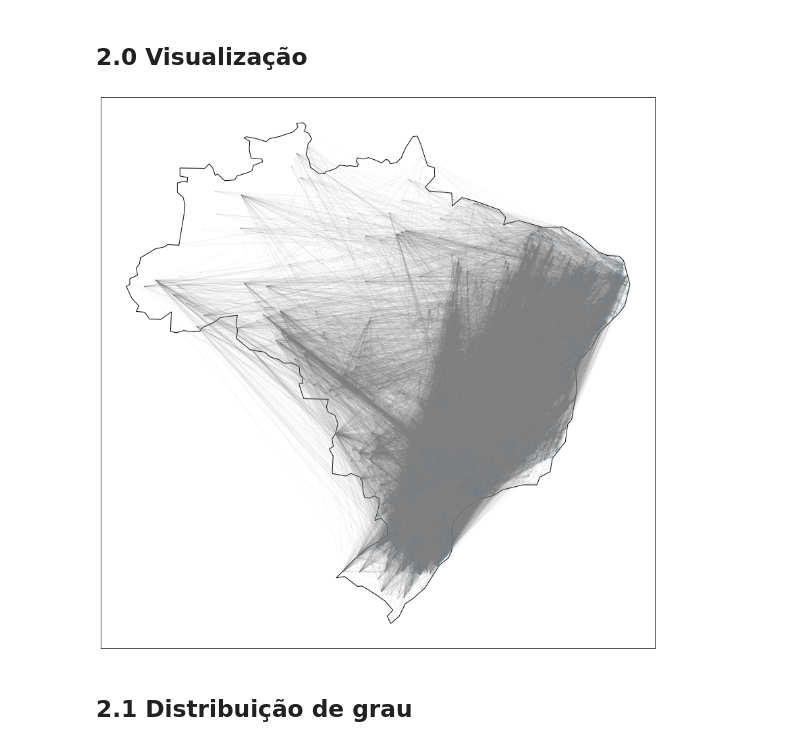
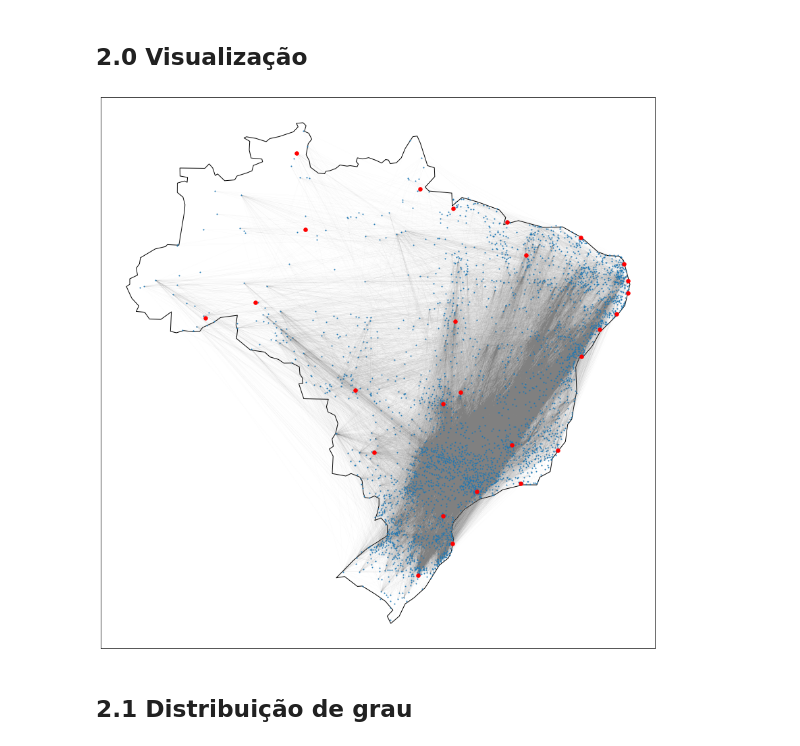
Before and after one commit to girsant/COVID_19, a Jupyter notebook: CPS765_Trab2_AnaliseCleiton.ipynb, the cells around one changed output. Cells and saved outputs as stored; diff of their text form; code cells hidden in the pictures.

```diff
--- a/CPS765_Trab2_AnaliseCleiton.ipynb
+++ b/CPS765_Trab2_AnaliseCleiton.ipynb
@@ -338,20 +338,24 @@ df_mun
 # %%
 gdf = geopandas.GeoDataFrame()
 world = geopandas.read_file(geopandas.datasets.get_path('naturalearth_lowres'))
 
-# We restrict to Brazil.
+# Prepara o geopandaas para plotar o mapa do Brasil
 ax = world[world.name == 'Brazil'].plot(
     color='white', edgecolor='black', figsize=(15,15))
 
-pos = {c: (att['longitude'], att['latitude']) for c,att in S.nodes(data=True) }
-# draw
-nx.draw_networkx(S, pos, node_size=1, edge_color='grey', alpha=0.1, width=0.5, with_labels=False, ax=ax)
+pos = {c: (att['longitude'], att['latitude']) for c,att in G.nodes(data=True) }
+
+# Plota a rede
+# nx.draw_networkx(S, pos, node_size=1, edge_color='grey', alpha=0.1, width=0.5, with_labels=False, ax=ax)
+nx.draw_networkx_edges(S, pos, S.edges, edge_color='grey', alpha=0.1, width=0.1, ax=ax)
+nx.draw_networkx_nodes(S, pos, node_size=1, ax=ax)
+nx.draw_networkx_nodes(G, pos, capitais, node_size=30, node_color='red', ax=ax) # capitais
 
 # We can now plot our ``GeoDataFrame``.
 gdf.plot(ax=ax, color='red')
 plt.show()
 # %% [output]
-[figure, old version]
+[figure, new version]
 # %% [markdown]
 ## 2.1 Distribuição de grau
 # %% [markdown]
```
Also changed, not shown: parts of 88 cells of this notebook.
